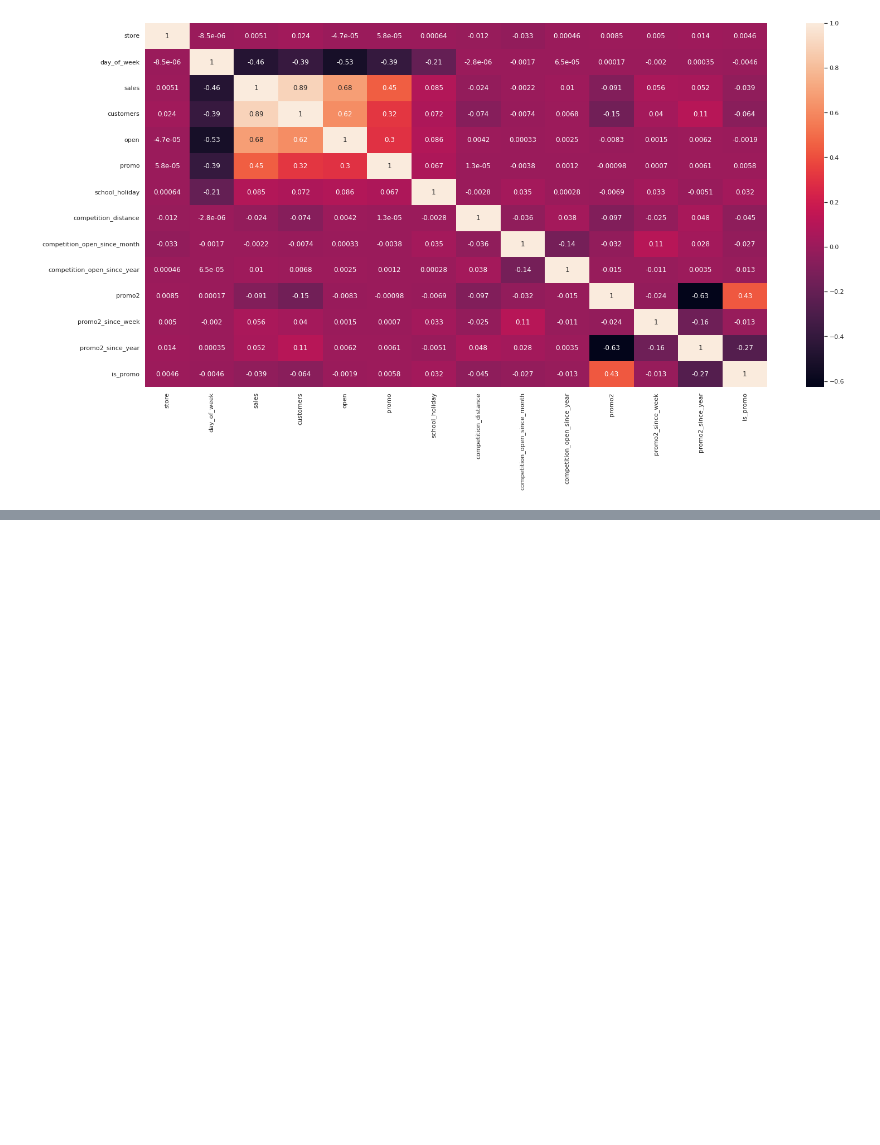
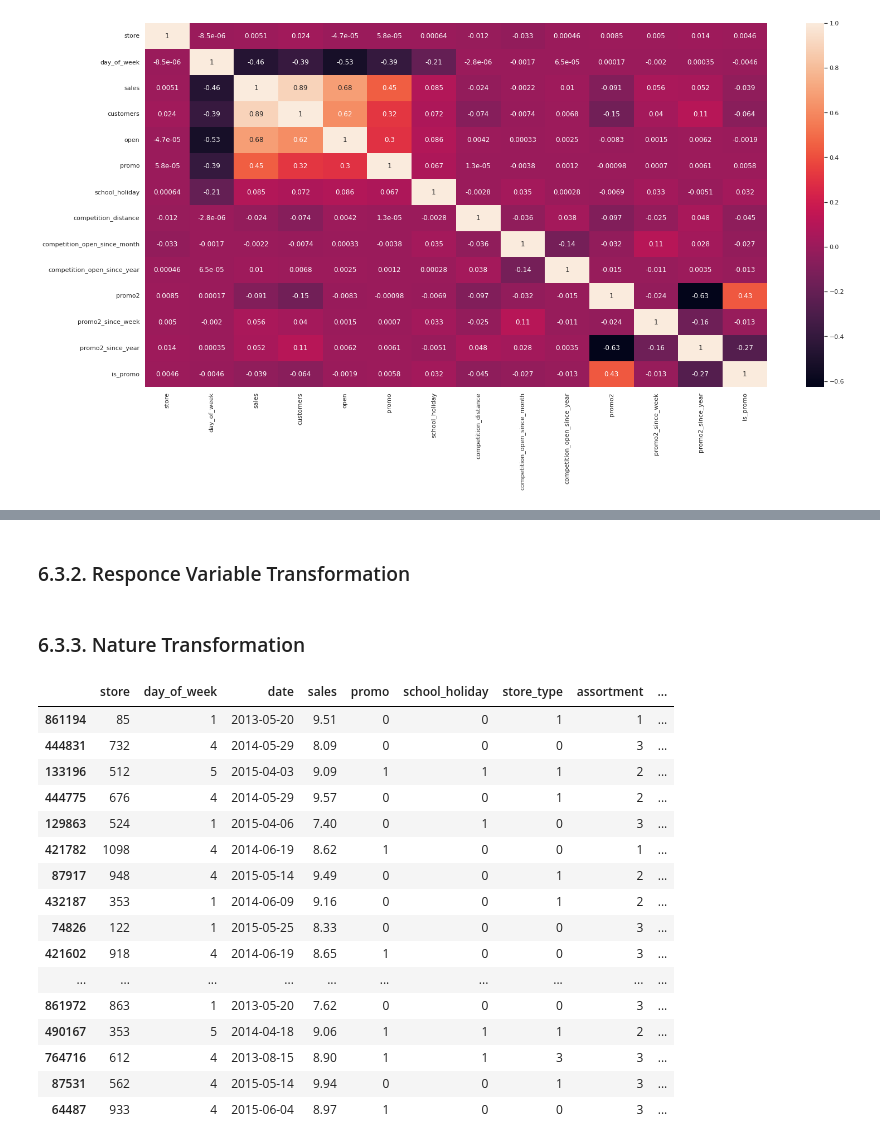
Before and after one commit to luanjesus/rossmann_store_sales_prediction, a Jupyter notebook: exploratory_data_analysis.ipynb, the cells around one changed output, grey strips where cells are left out. Cells and saved outputs as stored; diff of their text form; code cells hidden in the pictures; blank space fills up the shorter version.

Commit message:
end transformations

```diff
--- a/exploratory_data_analysis.ipynb
+++ b/exploratory_data_analysis.ipynb
@@ -1007,0 +983,42 @@ df6.sample(10)
+# %% [markdown]
+### 6.3.2. Responce Variable Transformation
+# %%
+df6['sales'] = np.log1p(df6['sales'])
+# %% [markdown]
+### 6.3.3. Nature Transformation
+# %%
+#day
+df6['day_sin'] = df6['day'].apply( lambda x: np.sin( x * ( 2. * np.pi/30)))
+df6['day_cos'] = df6['day'].apply( lambda x: np.cos( x * ( 2. * np.pi/30)))
+
+#day of week
+df6['day_of_week_sin'] = df6['day_of_week'].apply( lambda x: np.sin( x * ( 2. * np.pi/7)))
+df6['day_of_week_cos'] = df6['day_of_week'].apply( lambda x: np.cos( x * ( 2. * np.pi/7)))
+
+#week of year
+df6['week_of_year_sin'] = df6['week_of_year'].apply( lambda x: np.sin( x * ( 2. * np.pi/52)))
+df6['week_of_year_cos'] = df6['week_of_year'].apply( lambda x: np.cos( x * ( 2. * np.pi/52)))
+
+#month
+df6['month_sin'] = df6['month'].apply( lambda x: np.sin( x * ( 2. * np.pi/12)))
+df6['month_cos'] = df6['month'].apply( lambda x: np.cos( x * ( 2. * np.pi/12)))
+# %%
+df6[df6['state_holiday_regular_day'] != 1].sample(30)
+# %% [output]
+|  | store | day_of_week | date | sales | promo | school_holiday | store_type | assortment | ... |
+| 861194 | 85 | 1 | 2013-05-20 | 9.51 | 0 | 0 | 1 | 1 | ... |
+| 444831 | 732 | 4 | 2014-05-29 | 8.09 | 0 | 0 | 0 | 3 | ... |
+| 133196 | 512 | 5 | 2015-04-03 | 9.09 | 1 | 1 | 1 | 2 | ... |
+| 444775 | 676 | 4 | 2014-05-29 | 9.57 | 0 | 0 | 1 | 2 | ... |
+| 129863 | 524 | 1 | 2015-04-06 | 7.40 | 0 | 1 | 0 | 3 | ... |
+| 421782 | 1098 | 4 | 2014-06-19 | 8.62 | 1 | 0 | 0 | 1 | ... |
+| 87917 | 948 | 4 | 2015-05-14 | 9.49 | 0 | 0 | 1 | 2 | ... |
+| 432187 | 353 | 1 | 2014-06-09 | 9.16 | 0 | 0 | 1 | 2 | ... |
+| 74826 | 122 | 1 | 2015-05-25 | 8.33 | 0 | 0 | 0 | 3 | ... |
+| 421602 | 918 | 4 | 2014-06-19 | 8.65 | 1 | 0 | 0 | 3 | ... |
+| ... | ... | ... | ... | ... | ... | ... | ... | ... | ... |
+| 861972 | 863 | 1 | 2013-05-20 | 7.62 | 0 | 0 | 0 | 3 | ... |
+| 490167 | 353 | 5 | 2014-04-18 | 9.06 | 1 | 1 | 1 | 2 | ... |
+| 764716 | 612 | 4 | 2013-08-15 | 8.90 | 1 | 1 | 3 | 3 | ... |
+| 87531 | 562 | 4 | 2015-05-14 | 9.94 | 0 | 0 | 1 | 3 | ... |
+| 64487 | 933 | 4 | 2015-06-04 | 8.97 | 1 | 0 | 0 | 3 | ... |
```
Also changed, not shown: parts of 32 cells of this notebook.
